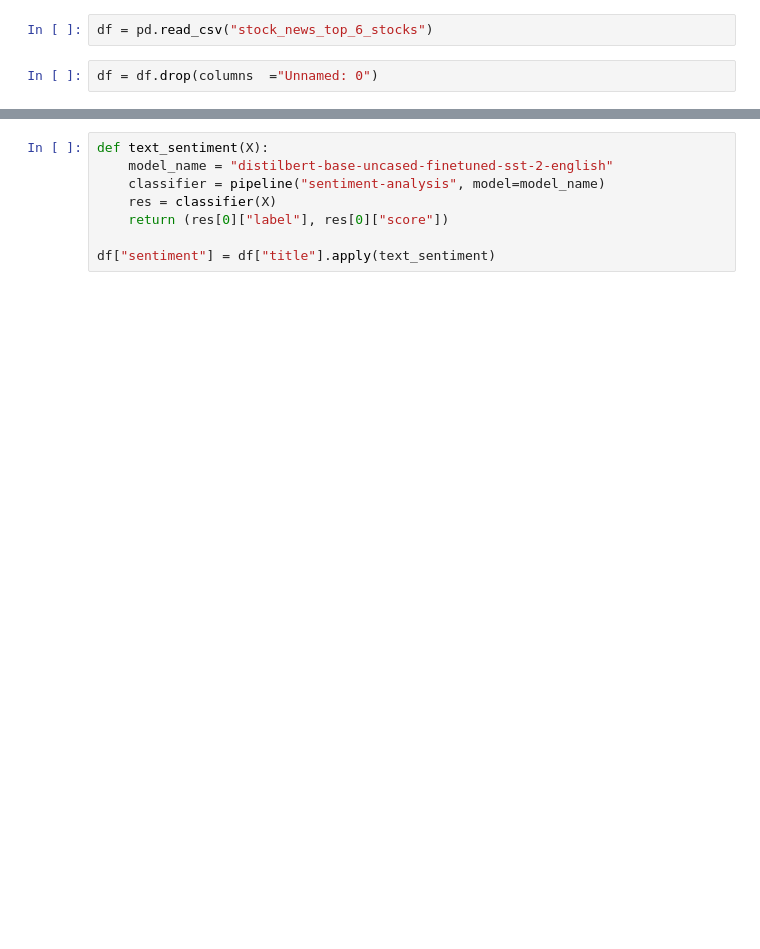
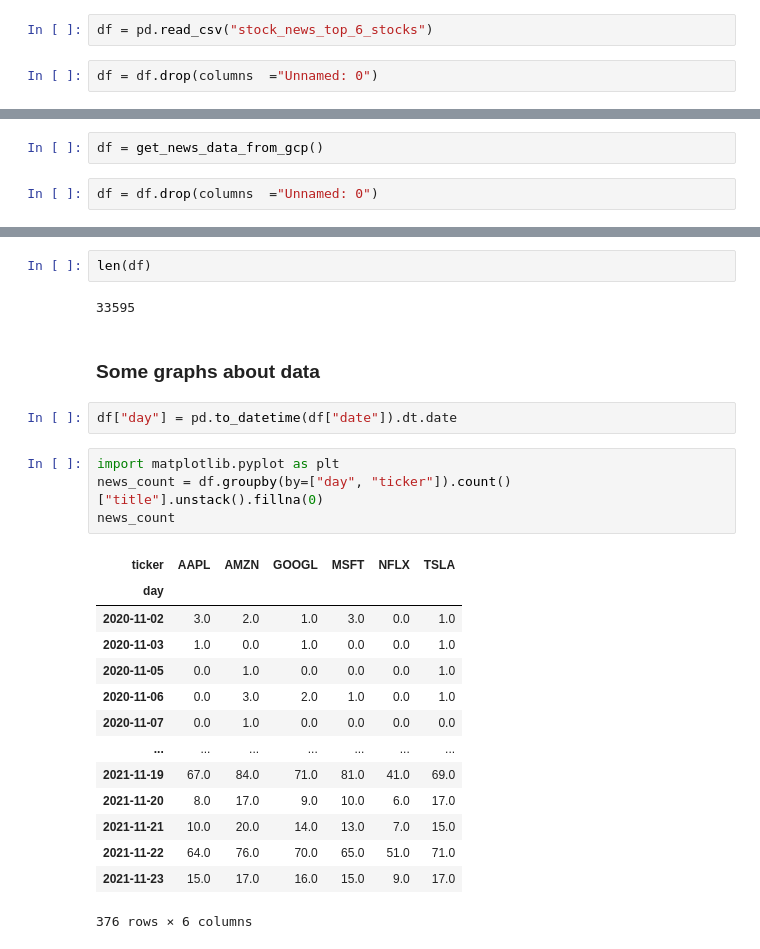
Before and after one commit to FrCloers/stock_news_pred, a Jupyter notebook: notebooks/news_sentiment_analyses_claudia.ipynb, the cells around one changed output, grey strips where cells are left out. Cells and saved outputs as stored; diff of their text form; blank space fills up the shorter version.

```diff
--- a/notebooks/news_sentiment_analyses_claudia.ipynb
+++ b/notebooks/news_sentiment_analyses_claudia.ipynb
@@ -24,3 +31,7 @@ from transformers import AutoTokenizer, AutoModelForSequenceClassification
+# %%
+df = get_news_data_from_gcp()
+# %%
+df = df.drop(columns  ="Unnamed: 0")
 # %%
 df.head()
 # %% [output]
@@ -30,11 +41,30 @@ df.head()
 | 2 | 2020-11-09T09:15:52+00:00 | Apple Freezes New Business for Pe... | (Bloomberg) -- Apple Inc. suspend... | AAPL |
 | 3 | 2020-11-03T01:17:24+00:00 | Apple to Launch MacBooks With Own... | (Bloomberg) -- Apple Inc.’s 15-ye... | AAPL |
 | 4 | 2020-11-11T16:18:37+00:00 | Alibaba Singles’ Day Ends Strongl... | (Bloomberg) -- Alibaba Group Hold... | AAPL |
-# %%
-def text_sentiment(X):
-    model_name = "distilbert-base-uncased-finetuned-sst-2-english"
-    classifier = pipeline("sentiment-analysis", model=model_name)
-    res = classifier(X)
-    return (res[0]["label"], res[0]["score"])
-
-df["sentiment"] = df["title"].apply(text_sentiment)
+# %%
+len(df)
+# %% [output]
+33595
+# %% [markdown]
+### Some graphs about data
+# %%
+df["day"] = pd.to_datetime(df["date"]).dt.date
+# %%
+import matplotlib.pyplot as plt
+news_count = df.groupby(by=["day", "ticker"]).count()["title"].unstack().fillna(0)
+news_count
+# %% [output]
+| ticker | AAPL | AMZN | GOOGL | MSFT | NFLX | TSLA |
+| day |  |  |  |  |  |  |
+| 2020-11-02 | 3.0 | 2.0 | 1.0 | 3.0 | 0.0 | 1.0 |
+| 2020-11-03 | 1.0 | 0.0 | 1.0 | 0.0 | 0.0 | 1.0 |
+| 2020-11-05 | 0.0 | 1.0 | 0.0 | 0.0 | 0.0 | 1.0 |
+| 2020-11-06 | 0.0 | 3.0 | 2.0 | 1.0 | 0.0 | 1.0 |
+| 2020-11-07 | 0.0 | 1.0 | 0.0 | 0.0 | 0.0 | 0.0 |
+| ... | ... | ... | ... | ... | ... | ... |
+| 2021-11-19 | 67.0 | 84.0 | 71.0 | 81.0 | 41.0 | 69.0 |
+| 2021-11-20 | 8.0 | 17.0 | 9.0 | 10.0 | 6.0 | 17.0 |
+| 2021-11-21 | 10.0 | 20.0 | 14.0 | 13.0 | 7.0 | 15.0 |
+| 2021-11-22 | 64.0 | 76.0 | 70.0 | 65.0 | 51.0 | 71.0 |
+| 2021-11-23 | 15.0 | 17.0 | 16.0 | 15.0 | 9.0 | 17.0 |
+376 rows × 6 columns
```
Also changed, not shown: parts of 42 cells of this notebook.
